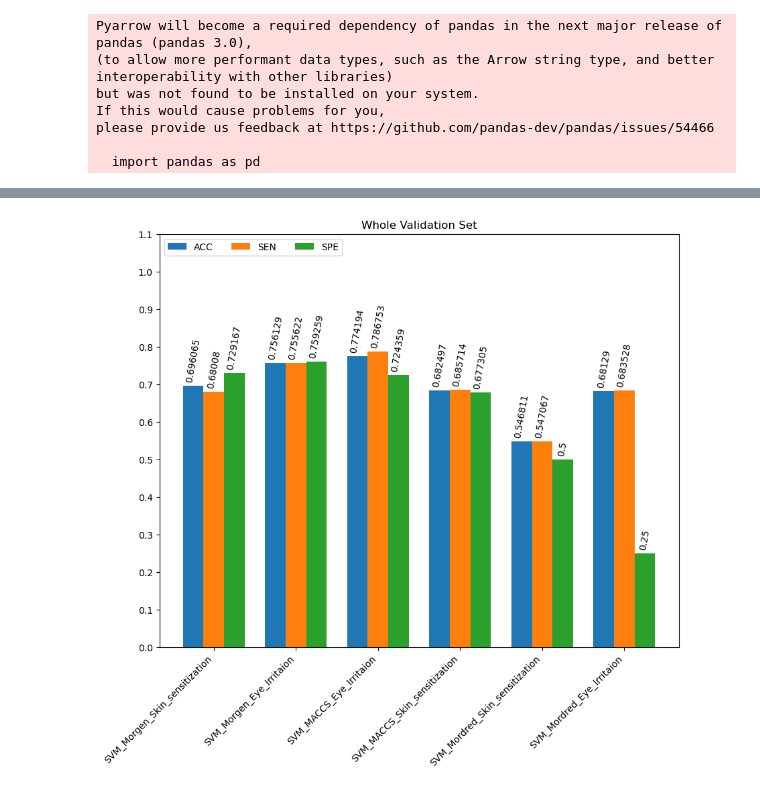
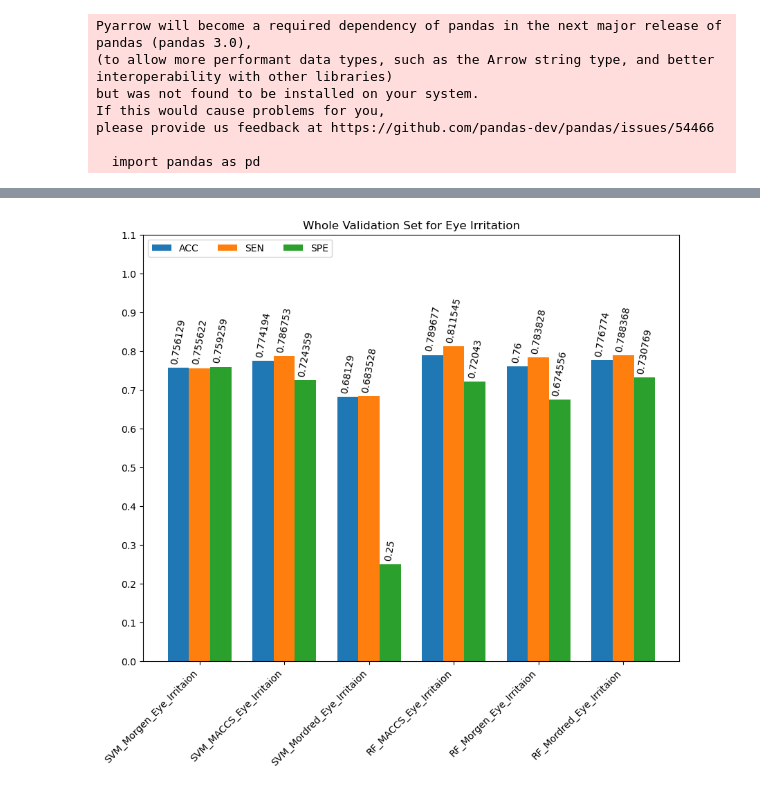
Before and after one commit to Seg0fieD/Toxicity_seminar, a Jupyter notebook: src/result_plot.ipynb, the cells around one changed output, grey strips where cells are left out. Cells and saved outputs as stored; diff of their text form; code cells hidden in the pictures.

Commit message:
updaing the script for the plots

```diff
--- a/src/result_plot.ipynb
+++ b/src/result_plot.ipynb
@@ -19,0 +22,3 @@ result_db = pd.read_csv(result_path)
+# %%
+eye_irritation = result_db[result_db["model_name"].str.contains("Eye_Irritaion", case= False)]
+eye_irritation
@@ -20,37 +33,32 @@ result_db = pd.read_csv(result_path)
 # %%
-colmn = result_db.columns
-model_names = result_db[colmn[0]].values
+colmn = eye_irritation.columns
+model_names = eye_irritation[colmn[0]].values
+
 
 values = {}
 for i in range(1, len(colmn)):
-    values[colmn[i]] = result_db[colmn[i]].values
-
+    values[colmn[i]] = eye_irritation[colmn[i]].values
 
 
 x = np.arange(len(model_names))
 width = 0.25
 multiplier = 0
 
 fig, ax = plt.subplots(figsize= (10, 8) )#layout='constrained')
 
-
 for attribute, measurement in values.items():
     offset = width * multiplier
     rects = ax.bar(x + offset, measurement, width, label=attribute)
     ax.bar_label(rects, padding=3, rotation= 80)
     multiplier += 1
 
 
-
-ax.set_title('Whole Validation Set')
+ax.set_title('Whole Validation Set for Eye Irritation')
 ax.set_xticks(x + width, labels= model_names, rotation= 45, ha= "right")
 ax.set_yticks(np.arange(0, 1.2, 0.1))
 ax.legend(loc='upper left', ncols=3)
-# plt.xticks(rotation = 45)
-# plt.yticks(rotation = 45)
 
-#plt.plot()
 plt.show()
-fig.savefig(fname= "../results/SVM_models.png", bbox_inches = "tight")
+fig.savefig(fname= "../results/Eye_Irritation.png", bbox_inches = "tight")
 # %% [output]
-[figure, old version]
+[figure, new version]
```
Also changed, not shown: parts of 5 cells of this notebook.
